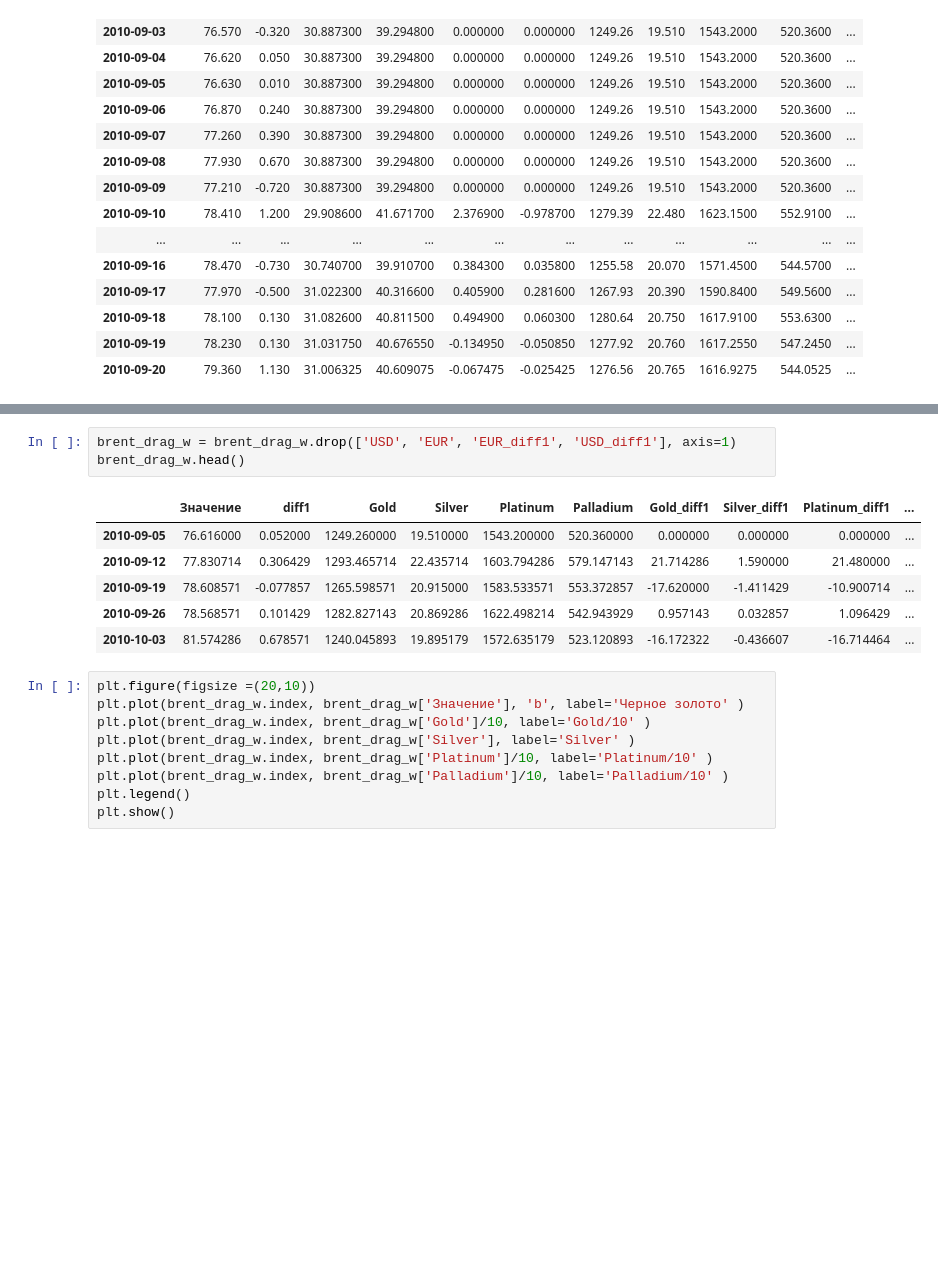
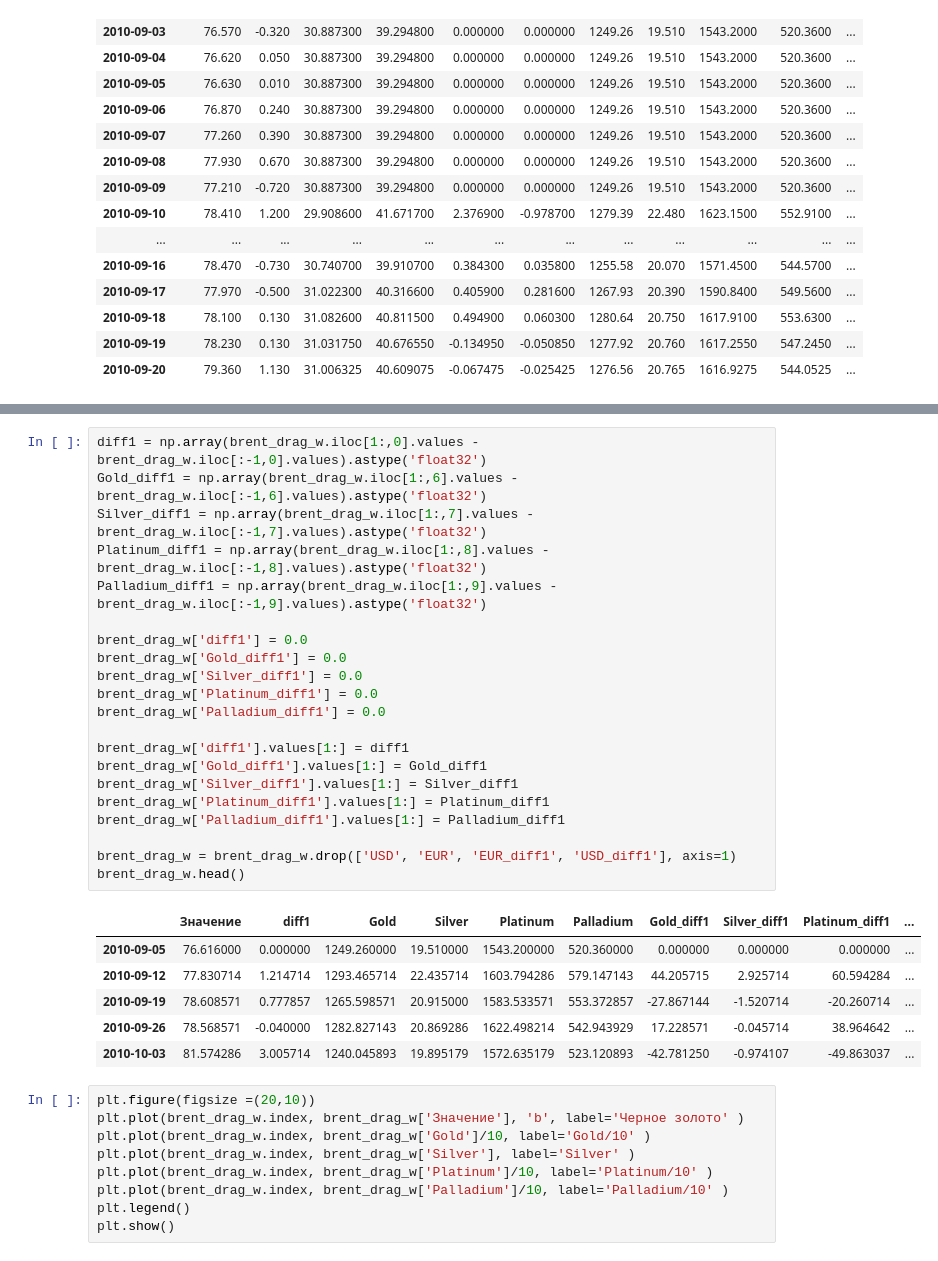
Before and after one commit to Aleksei741/Python_Lesson, a Jupyter notebook: Машинное обучение в бизнесе/Lesson_5/HomeWork_5.ipynb, the cells around one changed output, grey strips where cells are left out. Saved outputs shown, nothing was run; the diff lists cells and outputs as text; blank space fills up the shorter version.

```diff
--- a/Машинное обучение в бизнесе/Lesson_5/HomeWork_5.ipynb
+++ b/Машинное обучение в бизнесе/Lesson_5/HomeWork_5.ipynb
@@ -609,16 +630,34 @@ brent_drag_w.head()
 | 2010-09-19 | 78.608571 | -0.077857 | 30.889771 | 40.123286 | -0.085064 | -0.030179 | 1265.598571 | 20.915000 | 1583.533571 | 553.372857 | ... |
 | 2010-09-26 | 78.568571 | 0.101429 | 30.968896 | 41.009032 | 0.080629 | -0.035971 | 1282.827143 | 20.869286 | 1622.498214 | 542.943929 | ... |
 | 2010-10-03 | 81.574286 | 0.678571 | 30.647852 | 40.620216 | -0.254855 | 0.005788 | 1240.045893 | 19.895179 | 1572.635179 | 523.120893 | ... |
-# %%
-brent_drag_w = brent_drag_w.drop(['USD', 'EUR', 'EUR_diff1', 'USD_diff1'], axis=1)
-brent_drag_w.head()
-# %% [output]
-|  | Значение | diff1 | Gold | Silver | Platinum | Palladium | Gold_diff1 | Silver_diff1 | Platinum_diff1 | ... |
-| 2010-09-05 | 76.616000 | 0.052000 | 1249.260000 | 19.510000 | 1543.200000 | 520.360000 | 0.000000 | 0.000000 | 0.000000 | ... |
-| 2010-09-12 | 77.830714 | 0.306429 | 1293.465714 | 22.435714 | 1603.794286 | 579.147143 | 21.714286 | 1.590000 | 21.480000 | ... |
-| 2010-09-19 | 78.608571 | -0.077857 | 1265.598571 | 20.915000 | 1583.533571 | 553.372857 | -17.620000 | -1.411429 | -10.900714 | ... |
-| 2010-09-26 | 78.568571 | 0.101429 | 1282.827143 | 20.869286 | 1622.498214 | 542.943929 | 0.957143 | 0.032857 | 1.096429 | ... |
-| 2010-10-03 | 81.574286 | 0.678571 | 1240.045893 | 19.895179 | 1572.635179 | 523.120893 | -16.172322 | -0.436607 | -16.714464 | ... |
+# %%
+diff1 = np.array(brent_drag_w.iloc[1:,0].values - brent_drag_w.iloc[:-1,0].values).astype('float32')
+Gold_diff1 = np.array(brent_drag_w.iloc[1:,6].values - brent_drag_w.iloc[:-1,6].values).astype('float32')
+Silver_diff1 = np.array(brent_drag_w.iloc[1:,7].values - brent_drag_w.iloc[:-1,7].values).astype('float32')
+Platinum_diff1 = np.array(brent_drag_w.iloc[1:,8].values - brent_drag_w.iloc[:-1,8].values).astype('float32')
+Palladium_diff1 = np.array(brent_drag_w.iloc[1:,9].values - brent_drag_w.iloc[:-1,9].values).astype('float32')
+
+brent_drag_w['diff1'] = 0.0
+brent_drag_w['Gold_diff1'] = 0.0
+brent_drag_w['Silver_diff1'] = 0.0
+brent_drag_w['Platinum_diff1'] = 0.0
+brent_drag_w['Palladium_diff1'] = 0.0
+
+brent_drag_w['diff1'].values[1:] = diff1
+brent_drag_w['Gold_diff1'].values[1:] = Gold_diff1
+brent_drag_w['Silver_diff1'].values[1:] = Silver_diff1
+brent_drag_w['Platinum_diff1'].values[1:] = Platinum_diff1
+brent_drag_w['Palladium_diff1'].values[1:] = Palladium_diff1
+
+brent_drag_w = brent_drag_w.drop(['USD', 'EUR', 'EUR_diff1', 'USD_diff1'], axis=1)
+brent_drag_w.head()
+# %% [output]
+|  | Значение | diff1 | Gold | Silver | Platinum | Palladium | Gold_diff1 | Silver_diff1 | Platinum_diff1 | ... |
+| 2010-09-05 | 76.616000 | 0.000000 | 1249.260000 | 19.510000 | 1543.200000 | 520.360000 | 0.000000 | 0.000000 | 0.000000 | ... |
+| 2010-09-12 | 77.830714 | 1.214714 | 1293.465714 | 22.435714 | 1603.794286 | 579.147143 | 44.205715 | 2.925714 | 60.594284 | ... |
+| 2010-09-19 | 78.608571 | 0.777857 | 1265.598571 | 20.915000 | 1583.533571 | 553.372857 | -27.867144 | -1.520714 | -20.260714 | ... |
+| 2010-09-26 | 78.568571 | -0.040000 | 1282.827143 | 20.869286 | 1622.498214 | 542.943929 | 17.228571 | -0.045714 | 38.964642 | ... |
+| 2010-10-03 | 81.574286 | 3.005714 | 1240.045893 | 19.895179 | 1572.635179 | 523.120893 | -42.781250 | -0.974107 | -49.863037 | ... |
 # %%
 plt.figure(figsize =(20,10))
 plt.plot(brent_drag_w.index, brent_drag_w['Значение'], 'b', label='Черное золото' )
```
Also changed, not shown: parts of 6 cells of this notebook.
